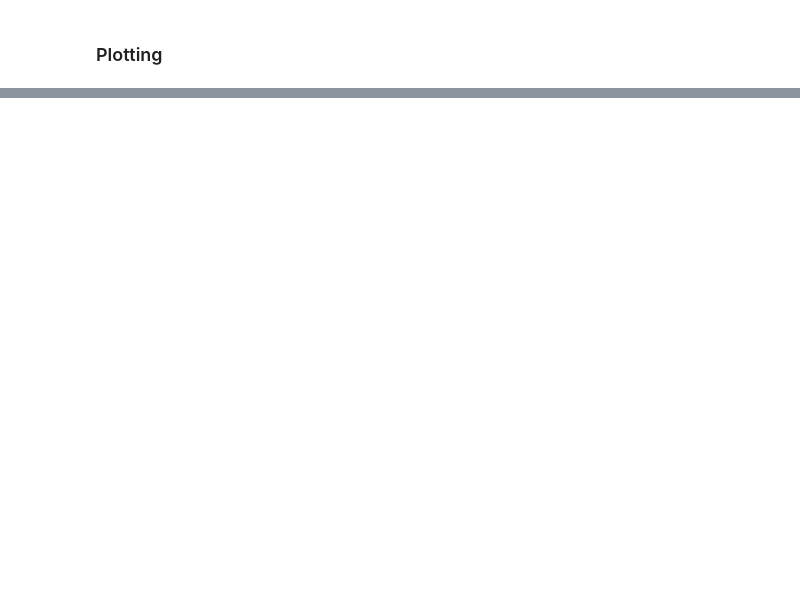
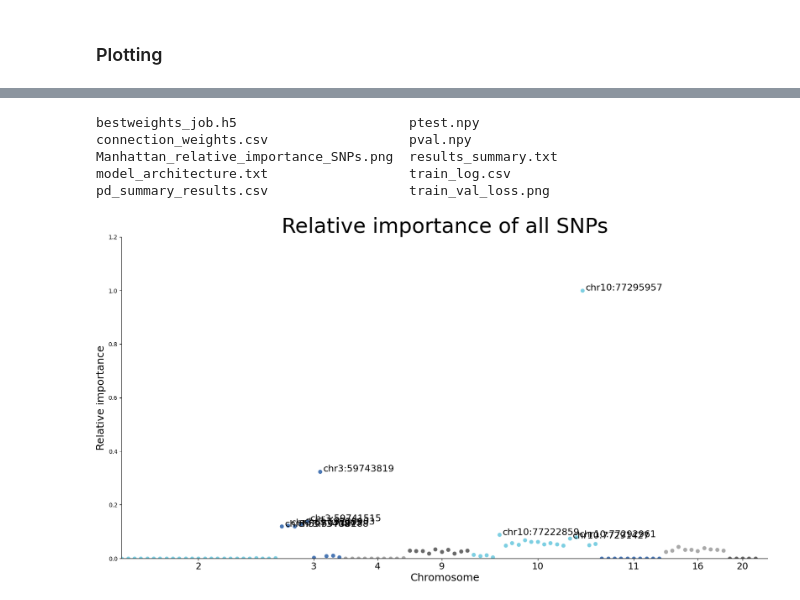
Before and after one commit to ArnovanHilten/GenNet, a Jupyter notebook: examples/A_to_Z/GenNet_A_to_Z.ipynb, the cells around one changed output, grey strips where cells are left out. Cells and saved outputs as stored; diff of their text form; code cells hidden in the pictures; blank space fills up the shorter version.

```diff
--- a/examples/A_to_Z/GenNet_A_to_Z.ipynb
+++ b/examples/A_to_Z/GenNet_A_to_Z.ipynb
@@ -427,0 +446,13 @@ optional arguments:
+# %%
+ls results/GenNet_experiment_100001_/
+# %% [output]
+bestweights_job.h5                      ptest.npy
+connection_weights.csv                  pval.npy
+Manhattan_relative_importance_SNPs.png  results_summary.txt
+model_architecture.txt                  train_log.csv
+pd_summary_results.csv                  train_val_loss.png
+# %%
+from IPython.display import Image
+Image('results/GenNet_experiment_100001_/Manhattan_relative_importance_SNPs.png', width=1000)
+# %% [output]
+[figure, added]
```
Also changed, not shown: parts of 16 cells of this notebook.
